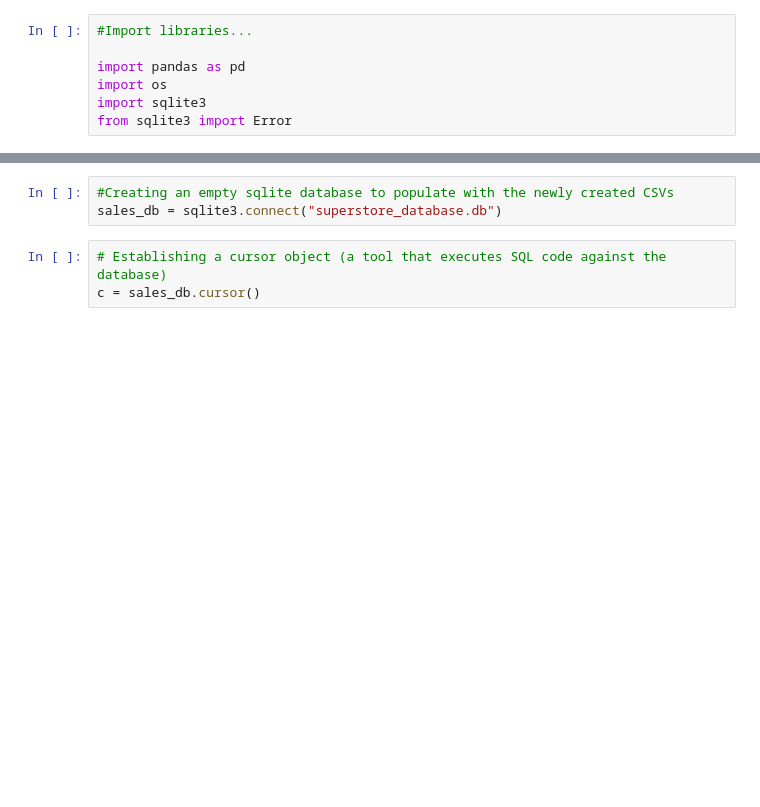
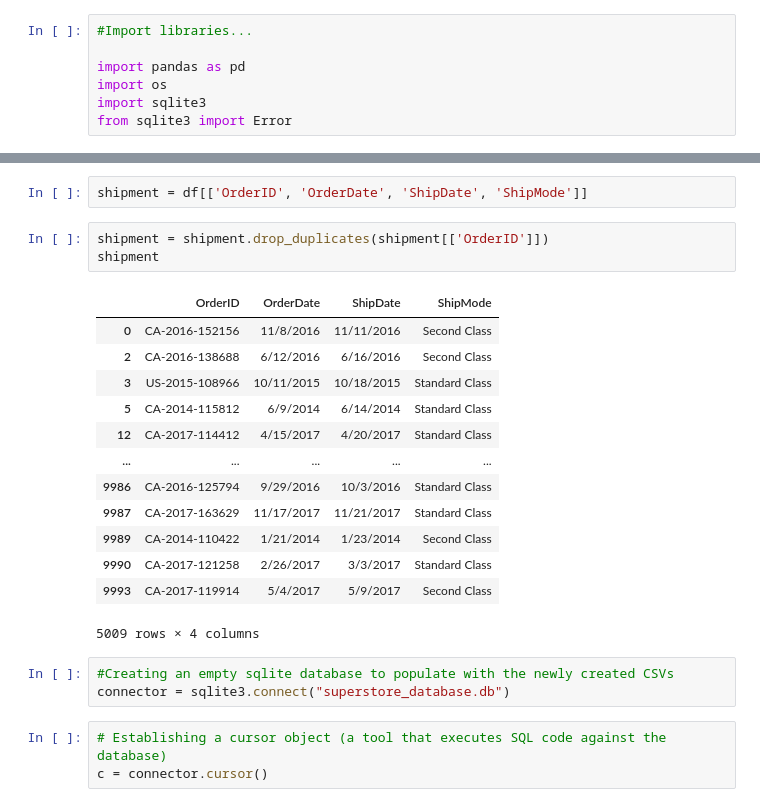
Before and after one commit to annaszcz/Project-5, a Jupyter notebook: project5.ipynb, the cells around one changed output, grey strips where cells are left out. Cells and saved outputs as stored; diff of their text form; blank space fills up the shorter version.

```diff
--- a/project5.ipynb
+++ b/project5.ipynb
@@ -31,7 +118,26 @@ from sqlite3 import Error
+# %%
+shipment = df[['OrderID', 'OrderDate', 'ShipDate', 'ShipMode']]
+# %%
+shipment = shipment.drop_duplicates(shipment[['OrderID']])
+shipment
+# %% [output]
+|  | OrderID | OrderDate | ShipDate | ShipMode |
+| 0 | CA-2016-152156 | 11/8/2016 | 11/11/2016 | Second Class |
+| 2 | CA-2016-138688 | 6/12/2016 | 6/16/2016 | Second Class |
+| 3 | US-2015-108966 | 10/11/2015 | 10/18/2015 | Standard Class |
+| 5 | CA-2014-115812 | 6/9/2014 | 6/14/2014 | Standard Class |
+| 12 | CA-2017-114412 | 4/15/2017 | 4/20/2017 | Standard Class |
+| ... | ... | ... | ... | ... |
+| 9986 | CA-2016-125794 | 9/29/2016 | 10/3/2016 | Standard Class |
+| 9987 | CA-2017-163629 | 11/17/2017 | 11/21/2017 | Standard Class |
+| 9989 | CA-2014-110422 | 1/21/2014 | 1/23/2014 | Second Class |
+| 9990 | CA-2017-121258 | 2/26/2017 | 3/3/2017 | Standard Class |
+| 9993 | CA-2017-119914 | 5/4/2017 | 5/9/2017 | Second Class |
+5009 rows × 4 columns
 # %%
 #Creating an empty sqlite database to populate with the newly created CSVs
-sales_db = sqlite3.connect("superstore_database.db")
+connector = sqlite3.connect("superstore_database.db")
 # %%
 # Establishing a cursor object (a tool that executes SQL code against the database)
-c = sales_db.cursor()
+c = connector.cursor()
 # %%
```
Also changed, not shown: parts of 16 cells of this notebook, 2 other files.
